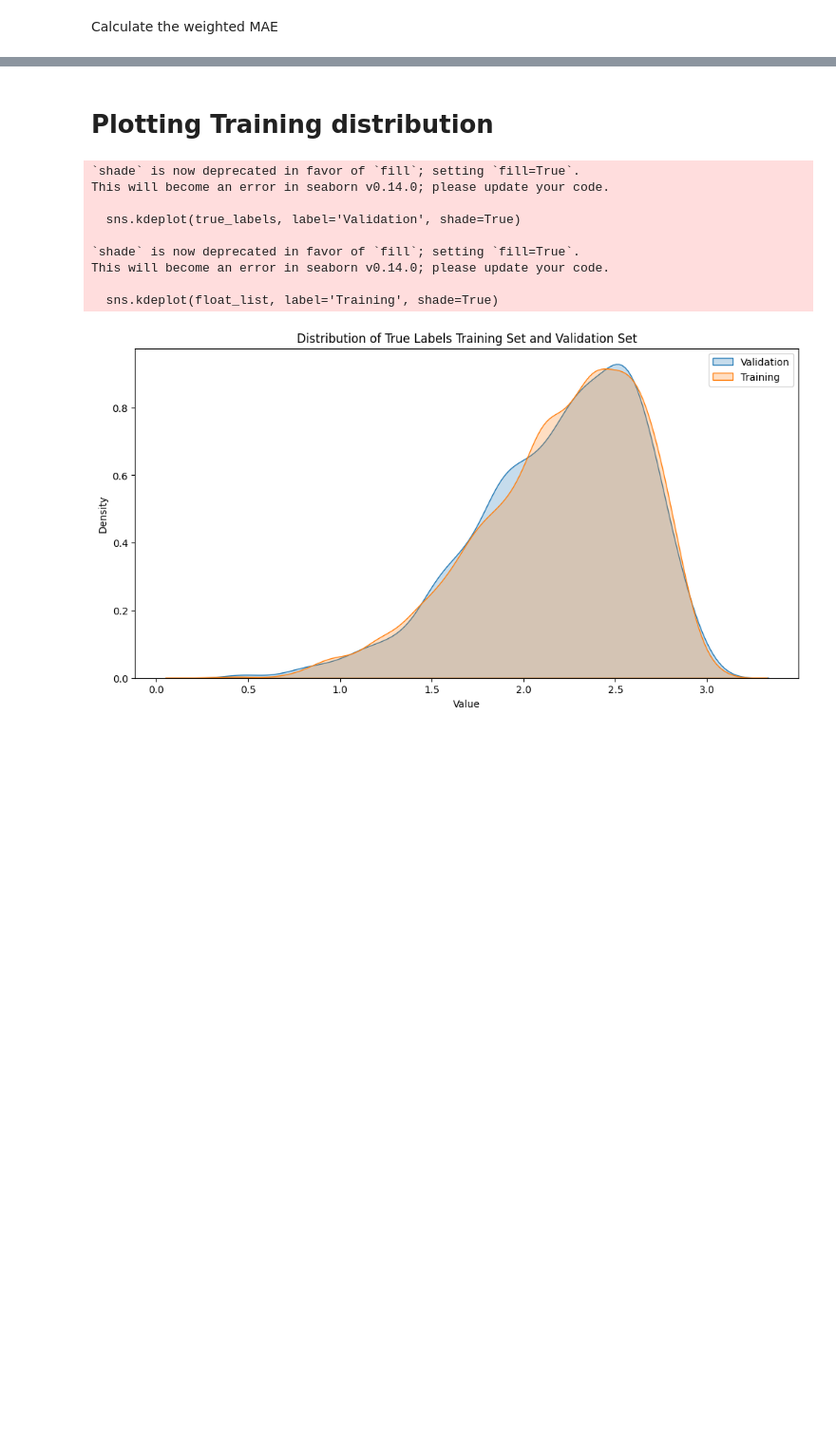
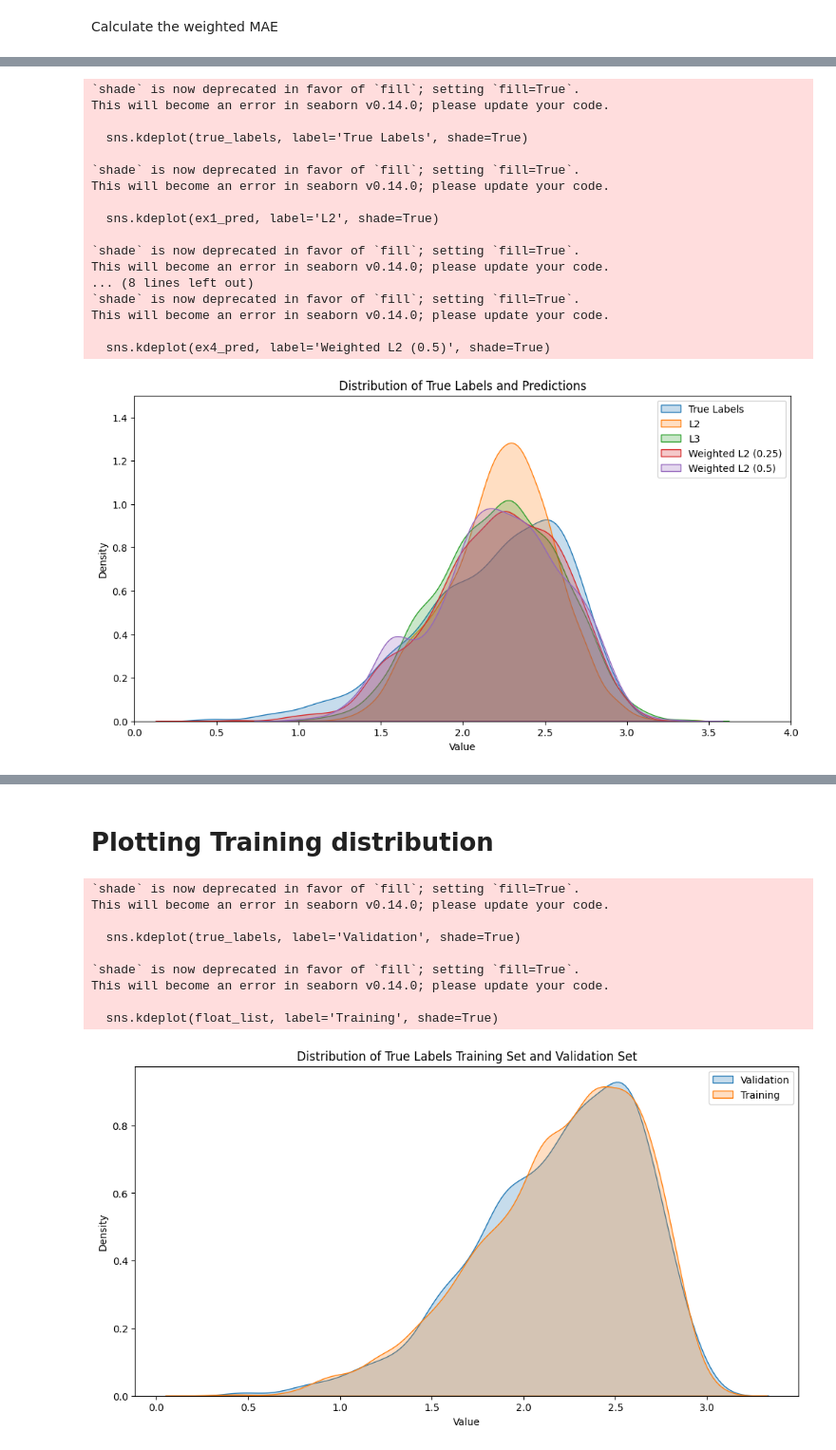
Before and after one commit to lhmtrinh/Remote-Sensing-Wealth-Index, a Jupyter notebook: validation.ipynb, the cells around one changed output, grey strips where cells are left out. Shown at 95% size. Cells and saved outputs as stored; diff of their text form; code cells hidden in the pictures; blank space fills up the shorter version.

```diff
--- a/validation.ipynb
+++ b/validation.ipynb
@@ -137,3 +71,54 @@ plt.show()
+# %%
+ex4_pred = predictions
+# %%
+ex3_pred = predictions
+# %%
+ex2_pred = predictions
+# %%
+ex1_pred = predictions
+# %%
+# Set up the matplotlib figure
+plt.figure(figsize=(12, 6))
+
+# KDE plot of True Labels
+sns.kdeplot(true_labels, label='True Labels', shade=True)
+
+# KDE plot of Predictions
+sns.kdeplot(ex1_pred, label='L2', shade=True)
+sns.kdeplot(ex2_pred, label='L3', shade=True)
+sns.kdeplot(ex3_pred, label='Weighted L2 (0.25)', shade=True)
+sns.kdeplot(ex4_pred, label='Weighted L2 (0.5)', shade=True)
+
+plt.xlim([0, 4.0])
+plt.ylim([0, 1.5])
+
+# Plot formatting
+plt.title('Distribution of True Labels and Predictions')
+plt.xlabel('Value')
+plt.ylabel('Density')
+plt.legend()
+
+# Show the plot
+plt.show()
+# %% [output]
+`shade` is now deprecated in favor of `fill`; setting `fill=True`.
+This will become an error in seaborn v0.14.0; please update your code.
+
+  sns.kdeplot(true_labels, label='True Labels', shade=True)
+
+`shade` is now deprecated in favor of `fill`; setting `fill=True`.
+This will become an error in seaborn v0.14.0; please update your code.
+
+  sns.kdeplot(ex1_pred, label='L2', shade=True)
+
+`shade` is now deprecated in favor of `fill`; setting `fill=True`.
+This will become an error in seaborn v0.14.0; please update your code.
+... (8 lines left out)
+`shade` is now deprecated in favor of `fill`; setting `fill=True`.
+This will become an error in seaborn v0.14.0; please update your code.
+
+  sns.kdeplot(ex4_pred, label='Weighted L2 (0.5)', shade=True)
+[figure, added]
 # %%
 # Set up the matplotlib figure
 plt.figure(figsize=(12, 6))
```
Also changed, not shown: parts of 15 cells of this notebook, 42 other files.
